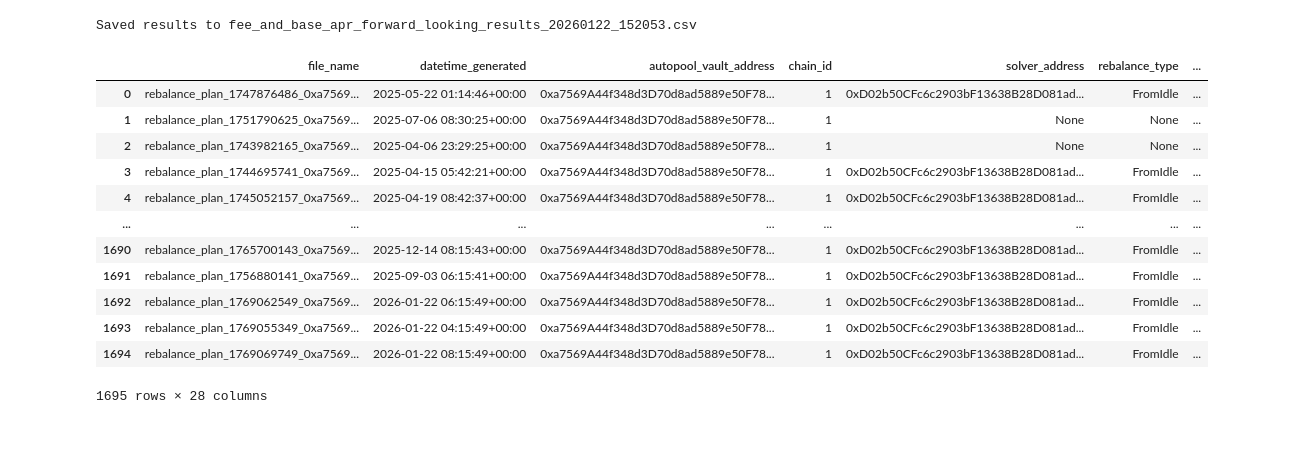
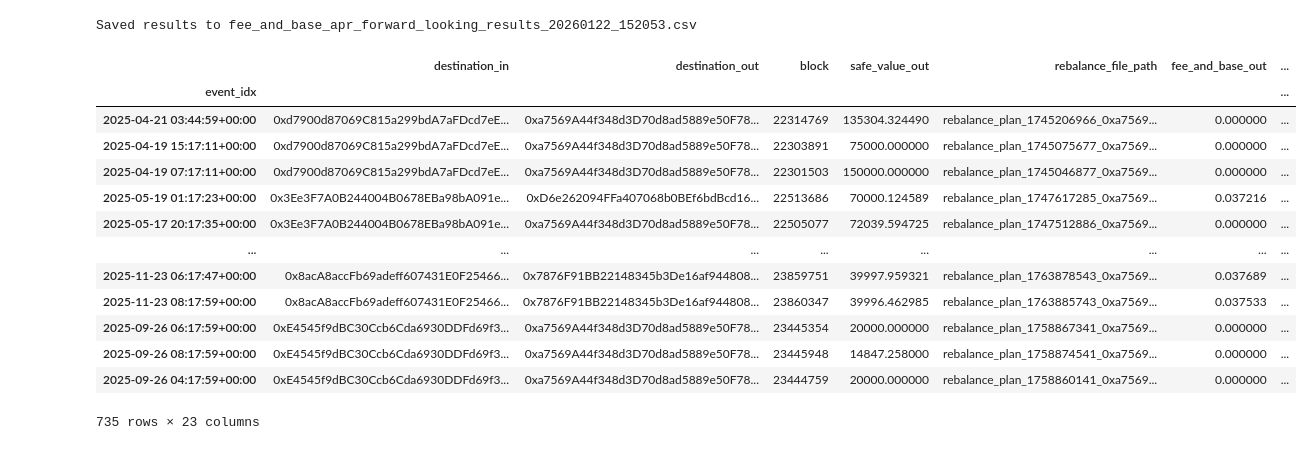
Before and after one commit to Tokemak/v2-rebalance-dashboard, a Jupyter notebook: mainnet_launch/adhoc/fee_and_base_apr_checks/check_fee_and_base_apr.ipynb, the cells around one changed output. Drawn from its saved outputs; the diff is of its cells as text; code cells hidden in the pictures.

```diff
--- a/mainnet_launch/adhoc/fee_and_base_apr_checks/check_fee_and_base_apr.ipynb
+++ b/mainnet_launch/adhoc/fee_and_base_apr_checks/check_fee_and_base_apr.ipynb
@@ -348,22 +348,26 @@ fig.update_yaxes(title_text="Count", row=2, col=1)
 
 fig.update_layout(height=700, showlegend=False)
 fig.show()
-# %%
-plans
-# %% [output]
-|  | file_name | datetime_generated | autopool_vault_address | chain_id | solver_address | rebalance_type | ... |
-| 0 | rebalance_plan_1747876486_0xa7569... | 2025-05-22 01:14:46+00:00 | 0xa7569A44f348d3D70d8ad5889e50F78... | 1 | 0xD02b50CFc6c2903bF13638B28D081ad... | FromIdle | ... |
-| 1 | rebalance_plan_1751790625_0xa7569... | 2025-07-06 08:30:25+00:00 | 0xa7569A44f348d3D70d8ad5889e50F78... | 1 | None | None | ... |
-| 2 | rebalance_plan_1743982165_0xa7569... | 2025-04-06 23:29:25+00:00 | 0xa7569A44f348d3D70d8ad5889e50F78... | 1 | None | None | ... |
-| 3 | rebalance_plan_1744695741_0xa7569... | 2025-04-15 05:42:21+00:00 | 0xa7569A44f348d3D70d8ad5889e50F78... | 1 | 0xD02b50CFc6c2903bF13638B28D081ad... | FromIdle | ... |
-| 4 | rebalance_plan_1745052157_0xa7569... | 2025-04-19 08:42:37+00:00 | 0xa7569A44f348d3D70d8ad5889e50F78... | 1 | 0xD02b50CFc6c2903bF13638B28D081ad... | FromIdle | ... |
-| ... | ... | ... | ... | ... | ... | ... | ... |
-| 1690 | rebalance_plan_1765700143_0xa7569... | 2025-12-14 08:15:43+00:00 | 0xa7569A44f348d3D70d8ad5889e50F78... | 1 | 0xD02b50CFc6c2903bF13638B28D081ad... | FromIdle | ... |
-| 1691 | rebalance_plan_1756880141_0xa7569... | 2025-09-03 06:15:41+00:00 | 0xa7569A44f348d3D70d8ad5889e50F78... | 1 | 0xD02b50CFc6c2903bF13638B28D081ad... | FromIdle | ... |
-| 1692 | rebalance_plan_1769062549_0xa7569... | 2026-01-22 06:15:49+00:00 | 0xa7569A44f348d3D70d8ad5889e50F78... | 1 | 0xD02b50CFc6c2903bF13638B28D081ad... | FromIdle | ... |
-| 1693 | rebalance_plan_1769055349_0xa7569... | 2026-01-22 04:15:49+00:00 | 0xa7569A44f348d3D70d8ad5889e50F78... | 1 | 0xD02b50CFc6c2903bF13638B28D081ad... | FromIdle | ... |
-| 1694 | rebalance_plan_1769069749_0xa7569... | 2026-01-22 08:15:49+00:00 | 0xa7569A44f348d3D70d8ad5889e50F78... | 1 | 0xD02b50CFc6c2903bF13638B28D081ad... | FromIdle | ... |
-1695 rows × 28 columns
+# %%
+sub_df = all_results_df.copy().dropna(subset=["actual_30_day_fee_and_base_in"])
+sub_df["difference"] = sub_df["actual_30_day_fee_and_base_in"] - sub_df["fee_and_base_in"]
+sub_df = sub_df.sort_values("difference", ascending=False)
+sub_df
+# %% [output]
+|  | destination_in | destination_out | block | safe_value_out | rebalance_file_path | fee_and_base_out | ... |
+| event_idx |  |  |  |  |  |  | ... |
+| 2025-04-21 03:44:59+00:00 | 0xd7900d87069C815a299bdA7aFDcd7eE... | 0xa7569A44f348d3D70d8ad5889e50F78... | 22314769 | 135304.324490 | rebalance_plan_1745206966_0xa7569... | 0.000000 | ... |
+| 2025-04-19 15:17:11+00:00 | 0xd7900d87069C815a299bdA7aFDcd7eE... | 0xa7569A44f348d3D70d8ad5889e50F78... | 22303891 | 75000.000000 | rebalance_plan_1745075677_0xa7569... | 0.000000 | ... |
+| 2025-04-19 07:17:11+00:00 | 0xd7900d87069C815a299bdA7aFDcd7eE... | 0xa7569A44f348d3D70d8ad5889e50F78... | 22301503 | 150000.000000 | rebalance_plan_1745046877_0xa7569... | 0.000000 | ... |
+| 2025-05-19 01:17:23+00:00 | 0x3Ee3F7A0B244004B0678EBa98bA091e... | 0xD6e262094FFa407068b0BEf6bdBcd16... | 22513686 | 70000.124589 | rebalance_plan_1747617285_0xa7569... | 0.037216 | ... |
+| 2025-05-17 20:17:35+00:00 | 0x3Ee3F7A0B244004B0678EBa98bA091e... | 0xa7569A44f348d3D70d8ad5889e50F78... | 22505077 | 72039.594725 | rebalance_plan_1747512886_0xa7569... | 0.000000 | ... |
+| ... | ... | ... | ... | ... | ... | ... | ... |
+| 2025-11-23 06:17:47+00:00 | 0x8acA8accFb69adeff607431E0F25466... | 0x7876F91BB22148345b3De16af944808... | 23859751 | 39997.959321 | rebalance_plan_1763878543_0xa7569... | 0.037689 | ... |
+| 2025-11-23 08:17:59+00:00 | 0x8acA8accFb69adeff607431E0F25466... | 0x7876F91BB22148345b3De16af944808... | 23860347 | 39996.462985 | rebalance_plan_1763885743_0xa7569... | 0.037533 | ... |
+| 2025-09-26 06:17:59+00:00 | 0xE4545f9dBC30Ccb6Cda6930DDFd69f3... | 0xa7569A44f348d3D70d8ad5889e50F78... | 23445354 | 20000.000000 | rebalance_plan_1758867341_0xa7569... | 0.000000 | ... |
+| 2025-09-26 08:17:59+00:00 | 0xE4545f9dBC30Ccb6Cda6930DDFd69f3... | 0xa7569A44f348d3D70d8ad5889e50F78... | 23445948 | 14847.258000 | rebalance_plan_1758874541_0xa7569... | 0.000000 | ... |
+| 2025-09-26 04:17:59+00:00 | 0xE4545f9dBC30Ccb6Cda6930DDFd69f3... | 0xa7569A44f348d3D70d8ad5889e50F78... | 23444759 | 20000.000000 | rebalance_plan_1758860141_0xa7569... | 0.000000 | ... |
+735 rows × 23 columns
 # %%
 px.ecdf(
     all_results_df.dropna(subset=["actual_30_day_fee_and_base_in"]),
```
Also changed, not shown: parts of 1 cell of this notebook.
